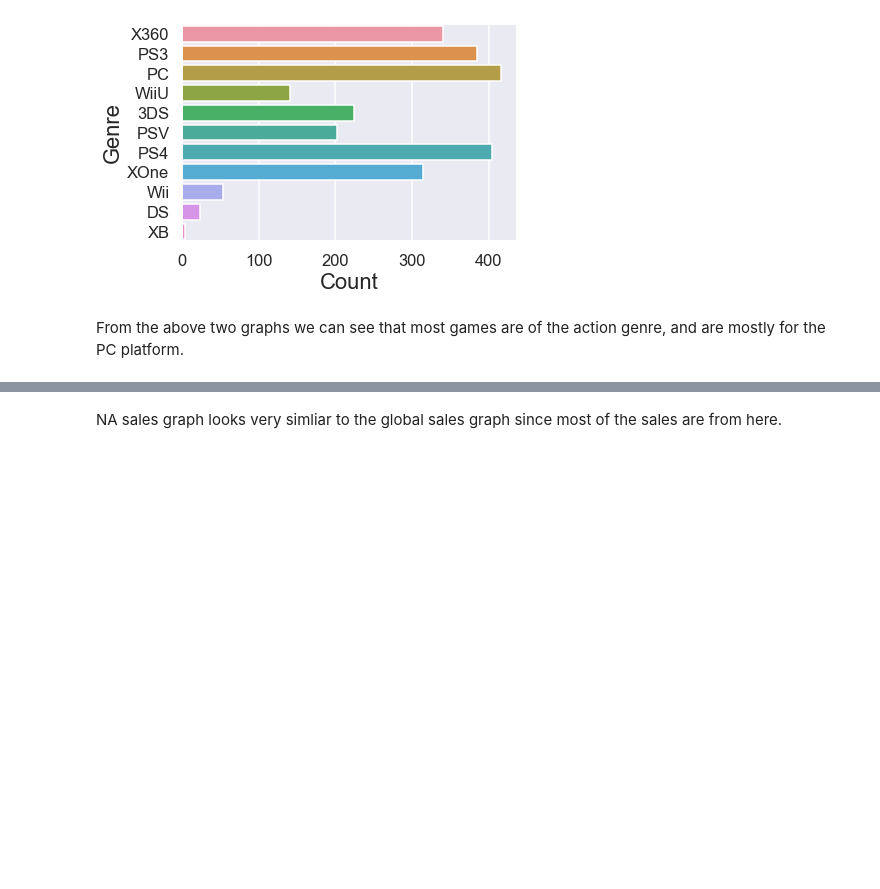
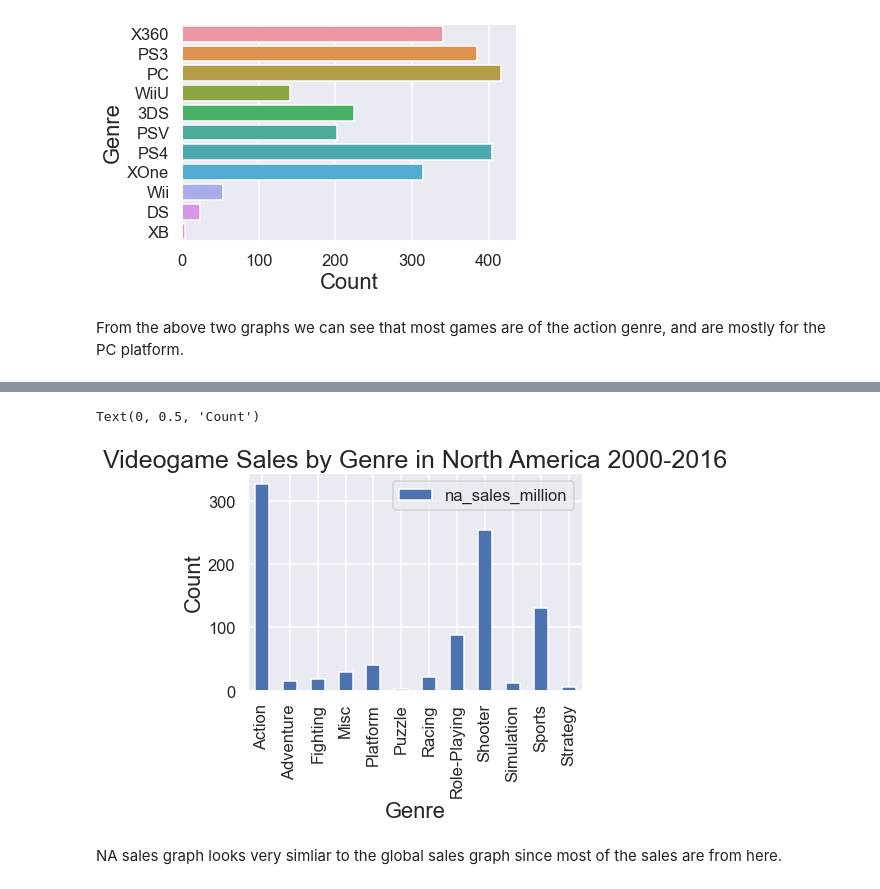
Before and after one commit to kvh8899/mostpopvidgame, a Jupyter notebook: FinalProject_group004.ipynb, the cells around one changed output, grey strips where cells are left out. Cells and saved outputs as stored; diff of their text form; code cells hidden in the pictures; blank space fills up the shorter version.

```diff
--- a/FinalProject_group004.ipynb
+++ b/FinalProject_group004.ipynb
@@ -310,3 +310,12 @@ Text(0, 0.5, 'Count (millions)')
+# %%
+salesD = sales.groupby(['genre']).sum()
+na = salesD.plot.bar(y = ['na_sales_million'])
+plt.title('Videogame Sales by Genre in North America 2000-2016', size = 25)
+plt.xlabel("Genre", size = 22)
+plt.ylabel("Count", size = 22)
+# %% [output]
+Text(0, 0.5, 'Count')
+[figure, added]
 # %% [markdown]
 NA sales graph looks very simliar to the global sales graph since most of the sales are from here.
 # %%
```
Also changed, not shown: parts of 9 cells of this notebook.
